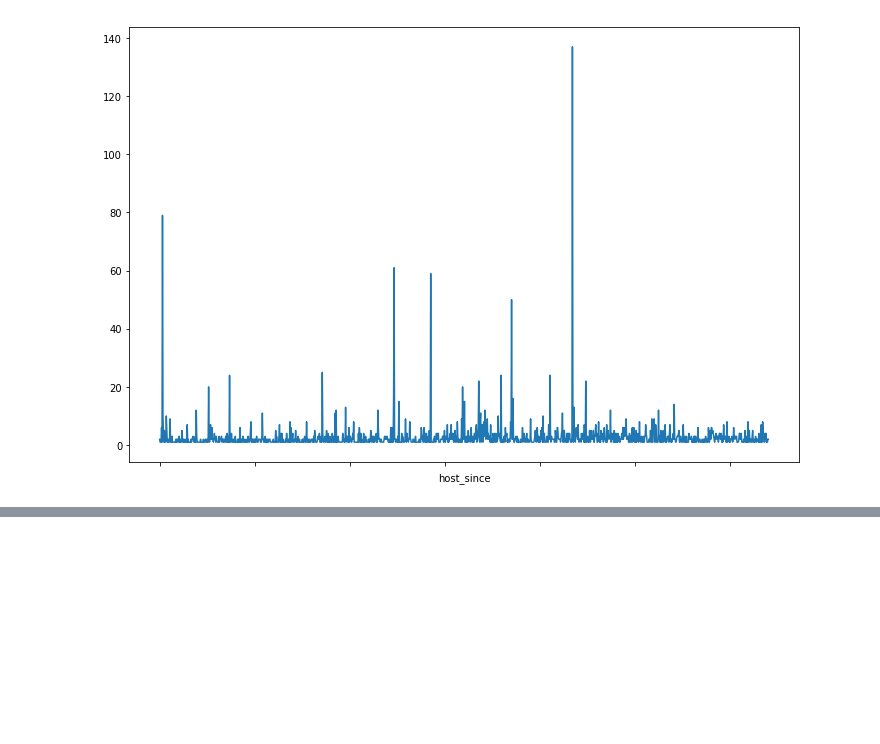
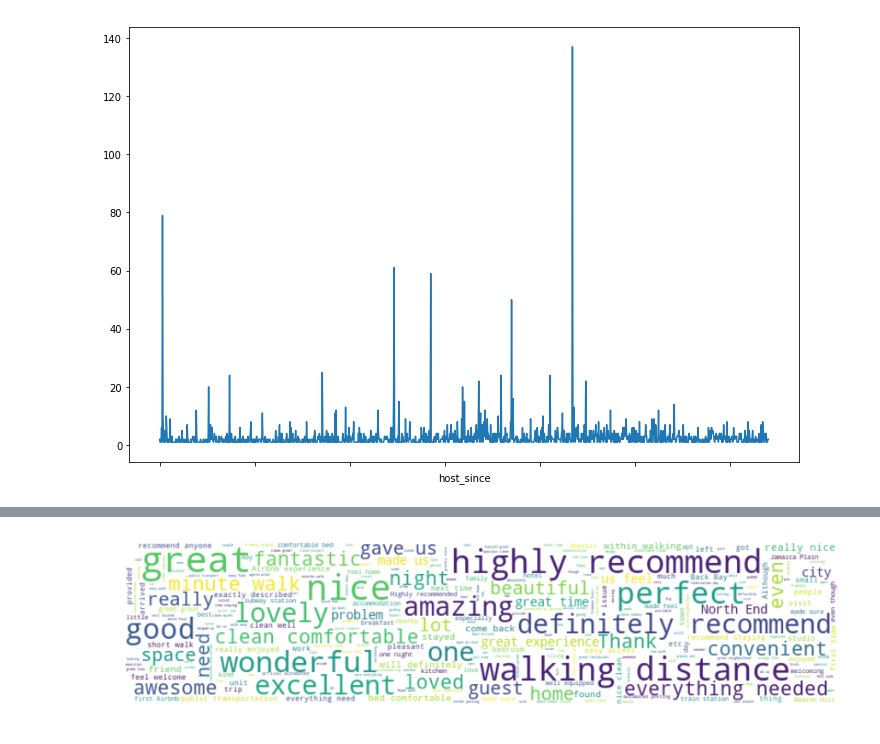
Before and after one commit to ilknurCakir/AirBnBBostonData, a Jupyter notebook: EDA.ipynb, the cells around one changed output, grey strips where cells are left out. Cells and saved outputs as stored; diff of their text form; code cells hidden in the pictures; blank space fills up the shorter version.

```diff
--- a/EDA.ipynb
+++ b/EDA.ipynb
@@ -313,0 +432,19 @@ listings.groupby('host_since').id.count().plot(kind = 'line', figsize = (12, 8))
+# %%
+boston_mask = np.array(Image.open('Boston.png'))
+# %%
+text_boston = ' '.join(review for review in rev2.comments.dropna())
+wordcloud = WordCloud(stopwords = stopwords,
+                     background_color = 'white',
+                     max_font_size = 40,
+                     #scale = 3,
+                     random_state = 42,
+                     max_words = 1000,
+                     mask = boston_mask,
+                     contour_width=3,
+                     contour_color='steelblue').generate(text_boston)
+
+plt.figure(figsize = (15, 9))
+plt.imshow(wordcloud, interpolation='bilinear')
+plt.axis("off");
+# %% [output]
+[figure, added]
```
Also changed, not shown: parts of 16 cells of this notebook.
